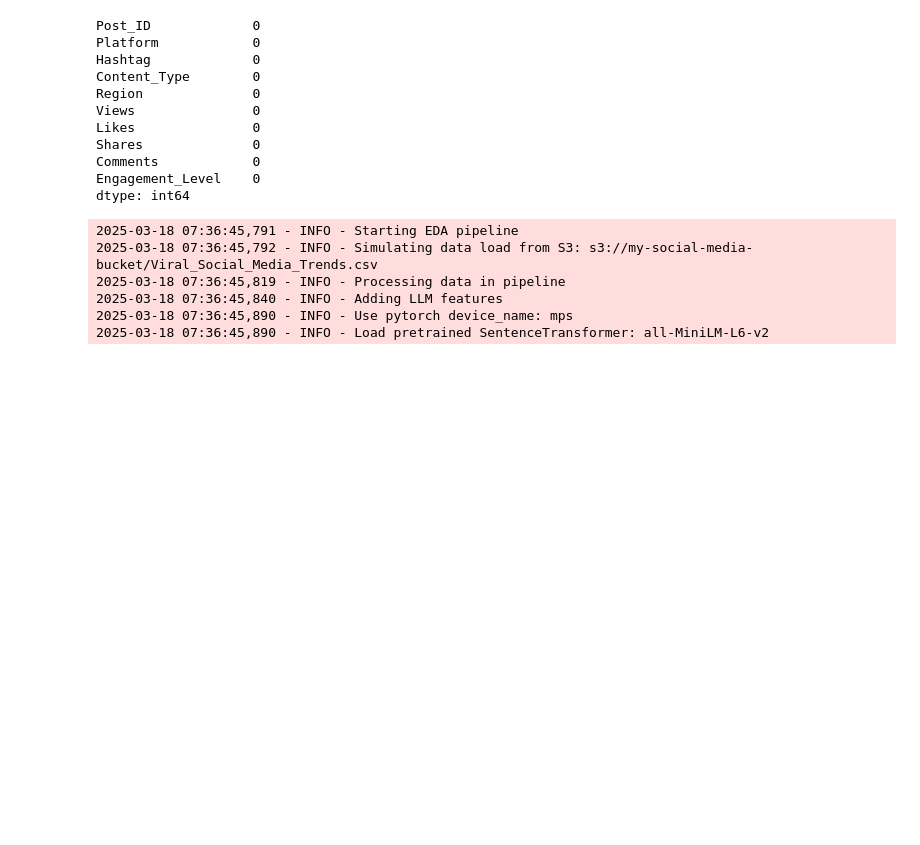
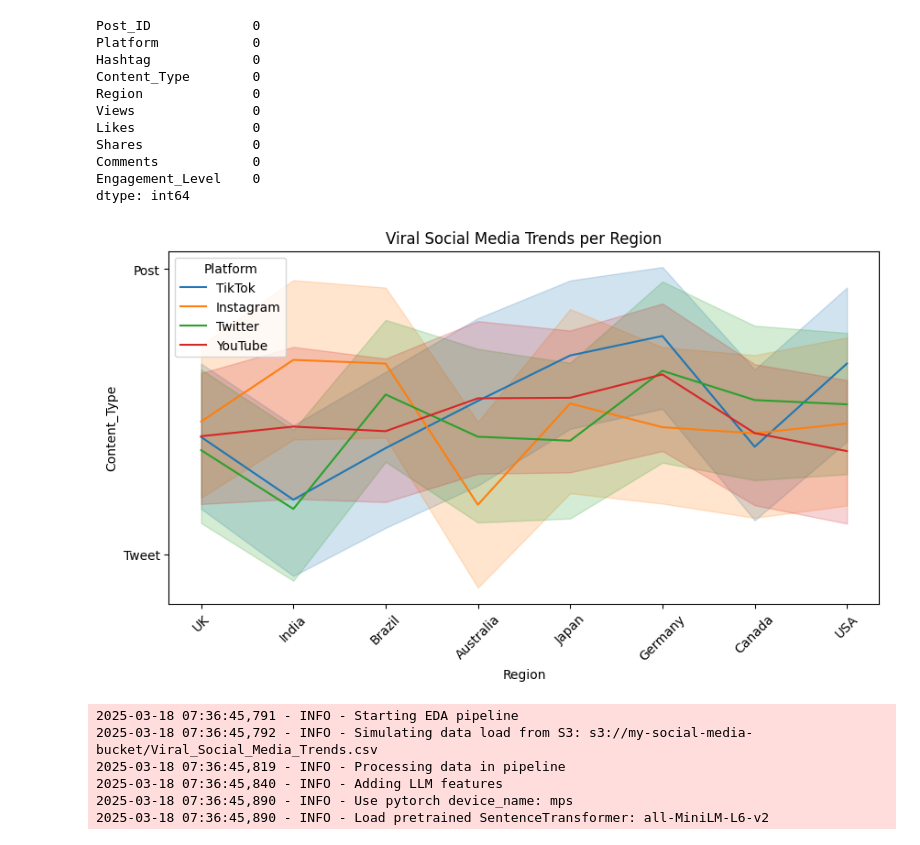
Before and after one commit to Phionanamugga/EDA_Viral_Social_Media_Posts, a Jupyter notebook: viral_social_media_trends2.ipynb, the cells around one changed output. Saved outputs shown, nothing was run; the diff lists cells and outputs as text; code cells hidden in the pictures; blank space fills up the shorter version.

Commit message:
visualizes social media trends per region[Delivers#188999221]

```diff
--- a/viral_social_media_trends2.ipynb
+++ b/viral_social_media_trends2.ipynb
@@ -74,6 +74,15 @@ Shares              0
 Comments            0
 Engagement_Level    0
 dtype: int64
+# %%
+# Visualize trends per region
+plt.figure(figsize=(10, 5))
+sns.lineplot(x=df["Region"], y=df["Content_Type"], hue=df["Platform"])
+plt.title("Viral Social Media Trends per Region")
+plt.xticks(rotation=45)
+plt.show()
+# %% [output]
+[figure, added]
 # %%
 # Data Pipeline
 def process_data(df):
```
